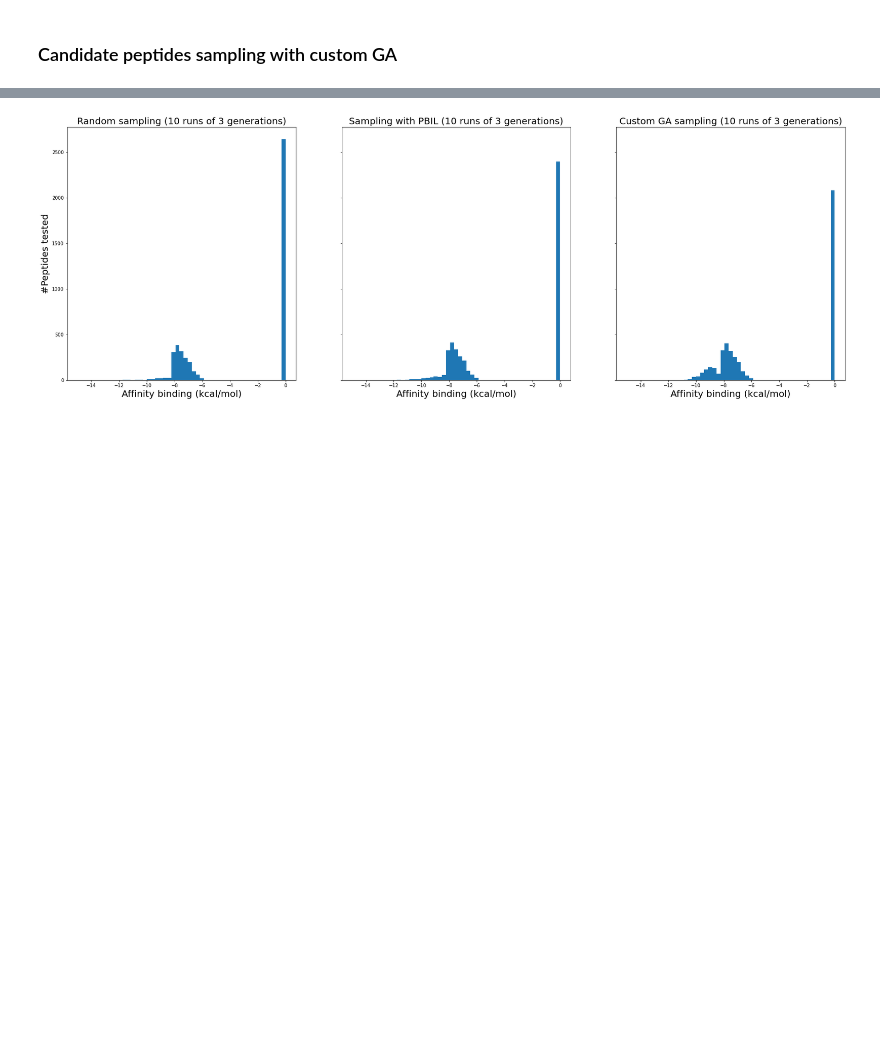
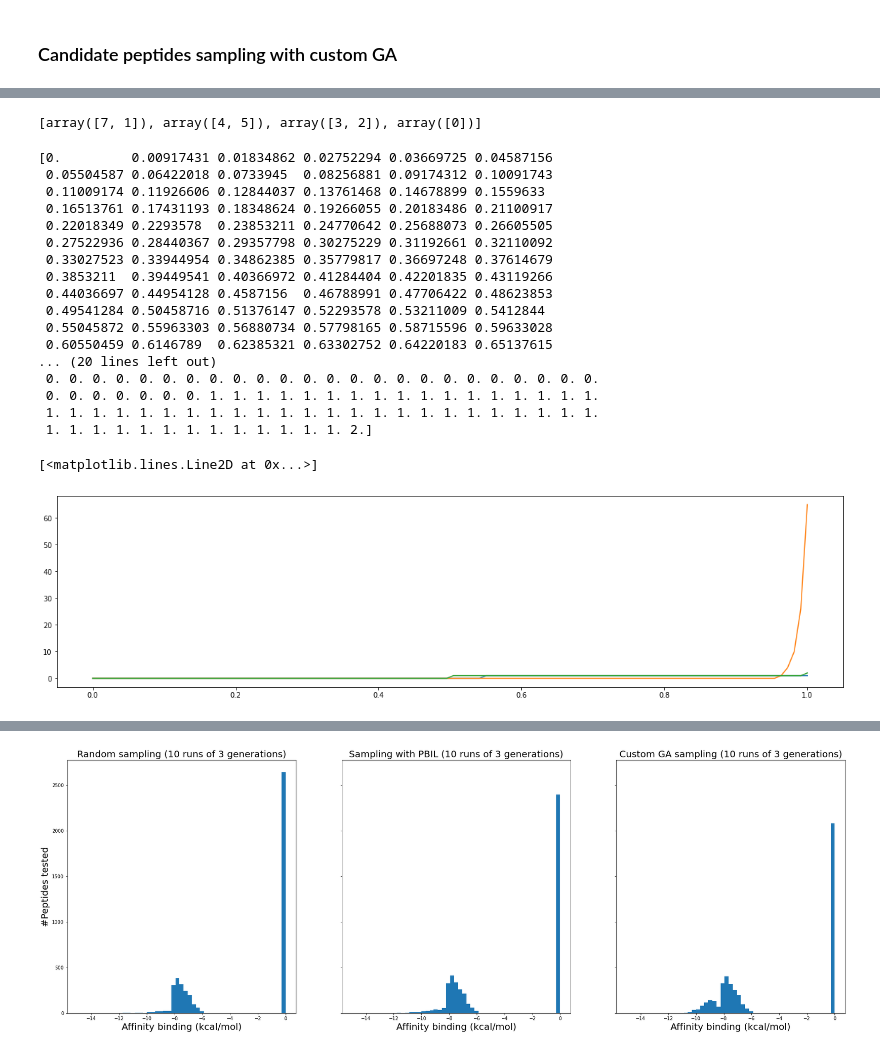
Before and after one commit to jeeberhardt/mobius, a Jupyter notebook: data/helm_ga/Untitled1.ipynb, the cells around one changed output, grey strips where cells are left out. Cells and saved outputs as stored; diff of their text form; code cells hidden in the pictures; blank space fills up the shorter version.

```diff
--- a/data/helm_ga/Untitled1.ipynb
+++ b/data/helm_ga/Untitled1.ipynb
@@ -1169,0 +1177,34 @@ Non binding pep        : 153
+# %%
+def select_random_Ns(lst, n):
+    np.random.shuffle(lst)
+    result = []
+    for i in range(0, len(lst), n):
+        result.append(lst[i:i + n])
+    return result
+
+
+def aga_crossover(fitness_score, k1=1.0, k3=1.0):
+    f_max = np.max(fitness_score)
+    f_mean = np.mean(fitness_score)
+
+    # Compute crossover probabilities
+    pc = k1 * (f_max - fitness_score) / (f_max - f_mean)
+    pc[fitness_score < f_mean] = k3
+
+    # Select individual to crossover
+    i = np.arange(len(fitness_score))
+    r = np.random.uniform(0, 1, size=len(fitness_score))
+    indv = i[r <= pc]
+
+    # Create crossover pairs
+    pairs = select_random_Ns(indv, 2)
+
+    return pairs
+
+
+i = np.arange(10)
+f = np.sort(np.random.uniform(0, 1, size=10))
+
+print(aga_crossover(f))
+# %% [output]
+[array([7, 1]), array([4, 5]), array([3, 2]), array([0])]
@@ -1169,0 +1304,41 @@ Non binding pep        : 153
+# %%
+sigma = 0.1
+
+p = np.abs(np.sort(list(random_peptide_scores)))
+p = np.linspace(0, 2, 110)
+p = (p - np.min(p)) / (np.max(p) - np.min(p))
+print(p)
+
+y1 = np.floor(len(p) * np.exp(p) / np.sum(np.exp(p)))
+print(y1)
+
+y2 = np.floor(len(p) * np.exp(p**2 / (2 * sigma**2)) / np.sum(np.exp(p**2 / (2 * sigma**2))))
+print(y2)
+
+y3 = np.floor(len(p) * p / np.sum(p))
+print(y3)
+
+fig, ax = plt.subplots(figsize=(20, 5))
+ax.plot(p, y1)
+ax.plot(p, y2)
+ax.plot(p, y3)
+# %% [output]
+[0.         0.00917431 0.01834862 0.02752294 0.03669725 0.04587156
+ 0.05504587 0.06422018 0.0733945  0.08256881 0.09174312 0.10091743
+ 0.11009174 0.11926606 0.12844037 0.13761468 0.14678899 0.1559633
+ 0.16513761 0.17431193 0.18348624 0.19266055 0.20183486 0.21100917
+ 0.22018349 0.2293578  0.23853211 0.24770642 0.25688073 0.26605505
+ 0.27522936 0.28440367 0.29357798 0.30275229 0.31192661 0.32110092
+ 0.33027523 0.33944954 0.34862385 0.35779817 0.36697248 0.37614679
+ 0.3853211  0.39449541 0.40366972 0.41284404 0.42201835 0.43119266
+ 0.44036697 0.44954128 0.4587156  0.46788991 0.47706422 0.48623853
+ 0.49541284 0.50458716 0.51376147 0.52293578 0.53211009 0.5412844
+ 0.55045872 0.55963303 0.56880734 0.57798165 0.58715596 0.59633028
+ 0.60550459 0.6146789  0.62385321 0.63302752 0.64220183 0.65137615
+... (20 lines left out)
+ 0. 0. 0. 0. 0. 0. 0. 0. 0. 0. 0. 0. 0. 0. 0. 0. 0. 0. 0. 0. 0. 0. 0. 0.
+ 0. 0. 0. 0. 0. 0. 0. 1. 1. 1. 1. 1. 1. 1. 1. 1. 1. 1. 1. 1. 1. 1. 1. 1.
+ 1. 1. 1. 1. 1. 1. 1. 1. 1. 1. 1. 1. 1. 1. 1. 1. 1. 1. 1. 1. 1. 1. 1. 1.
+ 1. 1. 1. 1. 1. 1. 1. 1. 1. 1. 1. 1. 1. 2.]
+[<matplotlib.lines.Line2D at 0x...>]
+[figure, added]
```
Also changed, not shown: parts of 12 cells of this notebook, 2 other files.
